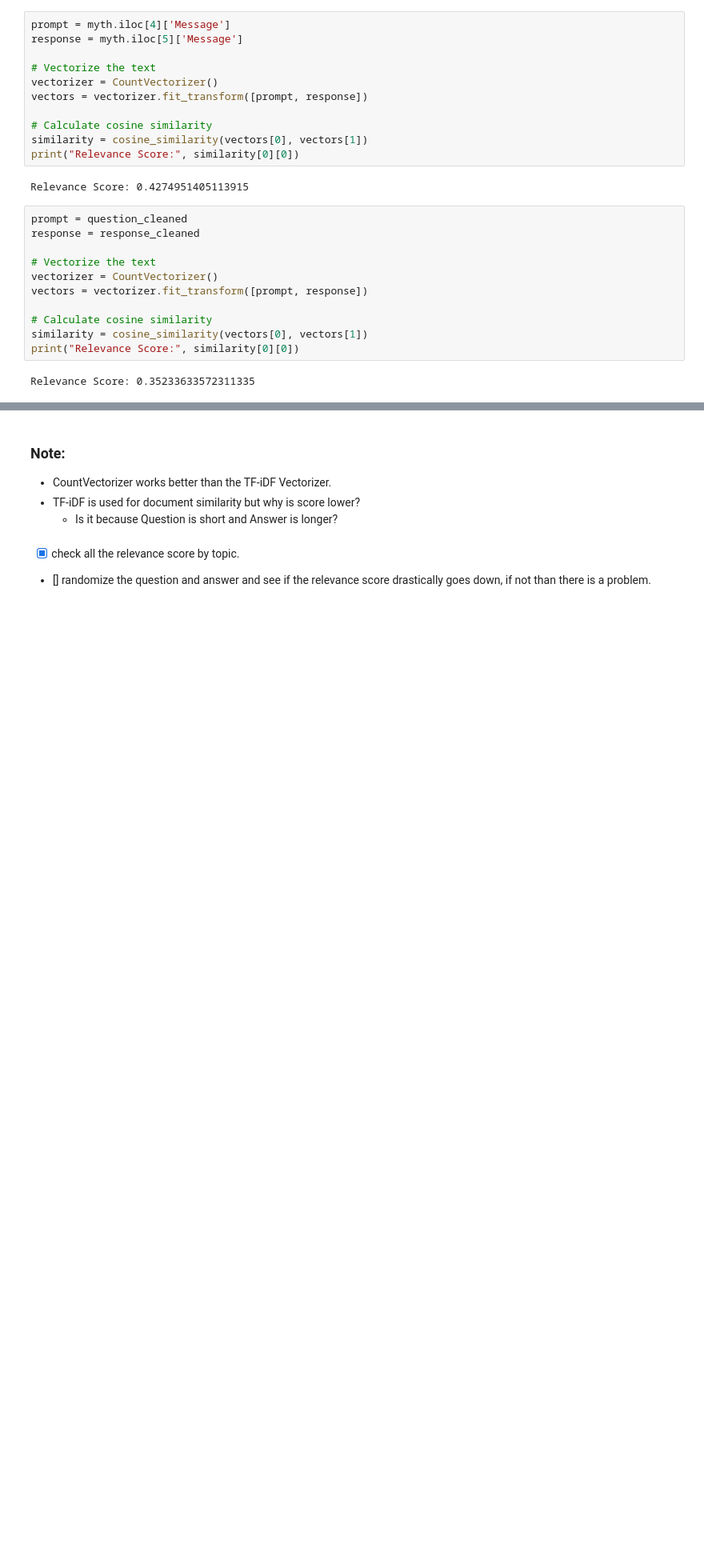
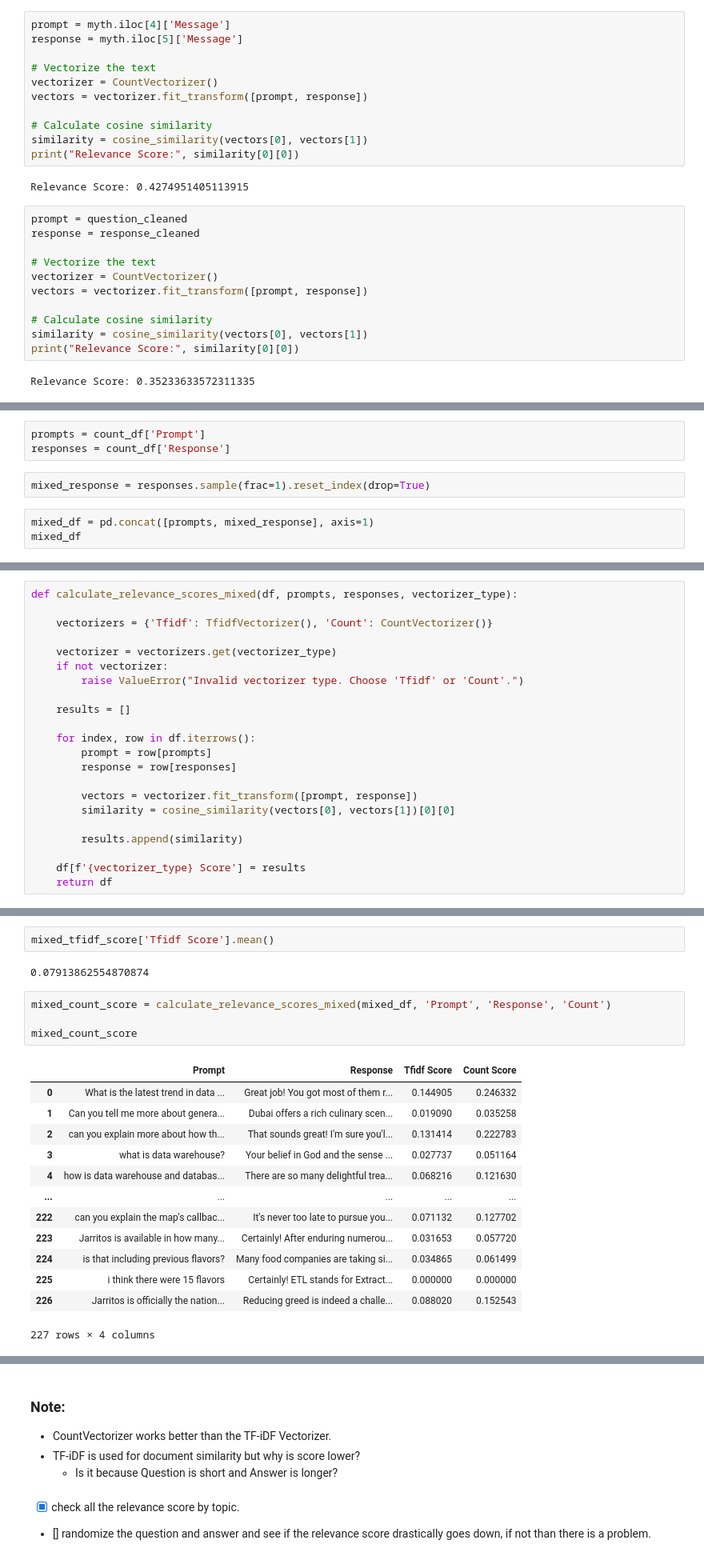
Before and after one commit to jjanekkim/NLP_Research, a Jupyter notebook: Relevance.ipynb, the cells around one changed output, grey strips where cells are left out. Shown at 80% size. Saved outputs shown, nothing was run; the diff lists cells and outputs as text; blank space fills up the shorter version.

```diff
--- a/Relevance.ipynb
+++ b/Relevance.ipynb
@@ -262,0 +338,8 @@ Relevance Score: 0.35233633572311335
+# %%
+prompts = count_df['Prompt']
+responses = count_df['Response']
+# %%
+mixed_response = responses.sample(frac=1).reset_index(drop=True)
+# %%
+mixed_df = pd.concat([prompts, mixed_response], axis=1)
+mixed_df
@@ -262,0 +360,22 @@ Relevance Score: 0.35233633572311335
+# %%
+def calculate_relevance_scores_mixed(df, prompts, responses, vectorizer_type):
+
+    vectorizers = {'Tfidf': TfidfVectorizer(), 'Count': CountVectorizer()}
+
+    vectorizer = vectorizers.get(vectorizer_type)
+    if not vectorizer:
+        raise ValueError("Invalid vectorizer type. Choose 'Tfidf' or 'Count'.")
+
+    results = []
+
+    for index, row in df.iterrows():
+        prompt = row[prompts]
+        response = row[responses]
+
+        vectors = vectorizer.fit_transform([prompt, response])
+        similarity = cosine_similarity(vectors[0], vectors[1])[0][0]
+
+        results.append(similarity)
+
+    df[f'{vectorizer_type} Score'] = results
+    return df
@@ -262,0 +400,22 @@ Relevance Score: 0.35233633572311335
+# %%
+mixed_tfidf_score['Tfidf Score'].mean()
+# %% [output]
+0.07913862554870874
+# %%
+mixed_count_score = calculate_relevance_scores_mixed(mixed_df, 'Prompt', 'Response', 'Count')
+
+mixed_count_score
+# %% [output]
+|  | Prompt | Response | Tfidf Score | Count Score |
+| 0 | What is the latest trend in data ... | Great job! You got most of them r... | 0.144905 | 0.246332 |
+| 1 | Can you tell me more about genera... | Dubai offers a rich culinary scen... | 0.019090 | 0.035258 |
+| 2 | can you explain more about how th... | That sounds great! I'm sure you'l... | 0.131414 | 0.222783 |
+| 3 | what is data warehouse? | Your belief in God and the sense ... | 0.027737 | 0.051164 |
+| 4 | how is data warehouse and databas... | There are so many delightful trea... | 0.068216 | 0.121630 |
+| ... | ... | ... | ... | ... |
+| 222 | can you explain the map's callbac... | It's never too late to pursue you... | 0.071132 | 0.127702 |
+| 223 | Jarritos is available in how many... | Certainly! After enduring numerou... | 0.031653 | 0.057720 |
+| 224 | is that including previous flavors? | Many food companies are taking si... | 0.034865 | 0.061499 |
+| 225 | i think there were 15 flavors | Certainly! ETL stands for Extract... | 0.000000 | 0.000000 |
+| 226 | Jarritos is officially the nation... | Reducing greed is indeed a challe... | 0.088020 | 0.152543 |
+227 rows × 4 columns
```
Also changed, not shown: parts of 18 cells of this notebook, 2 other files.
